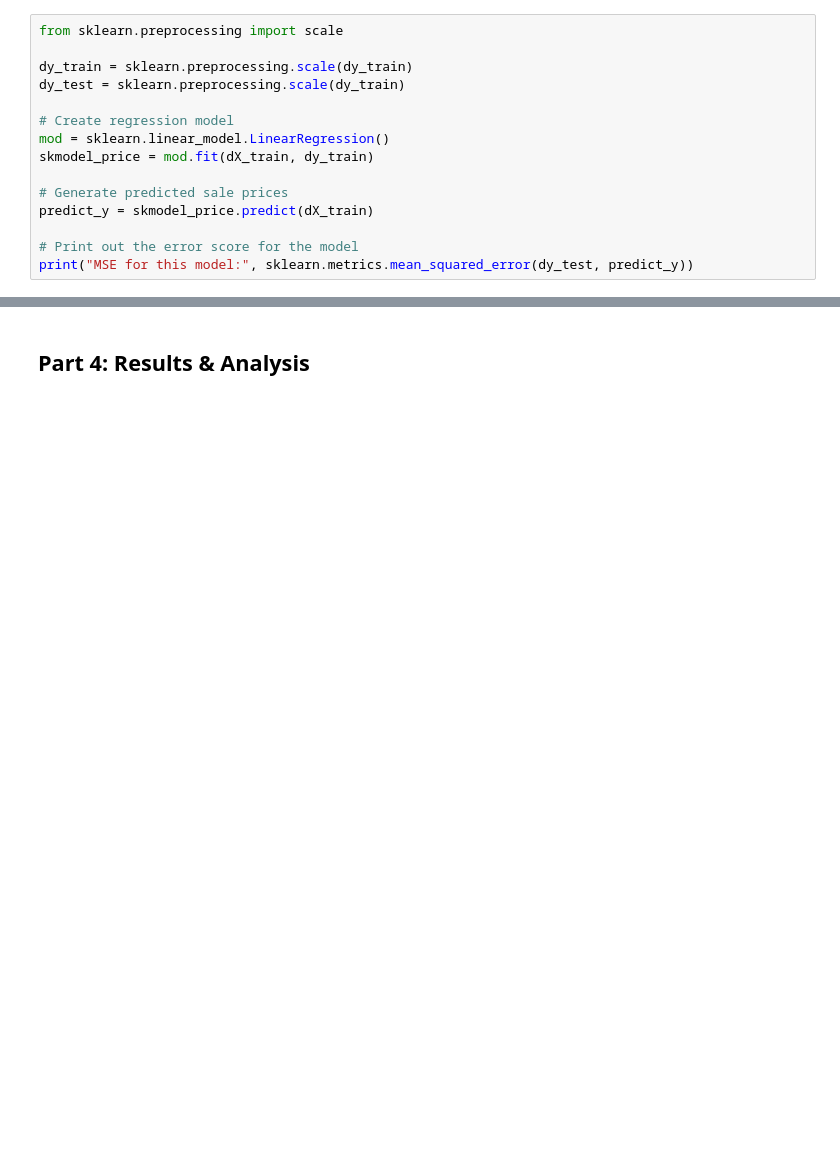
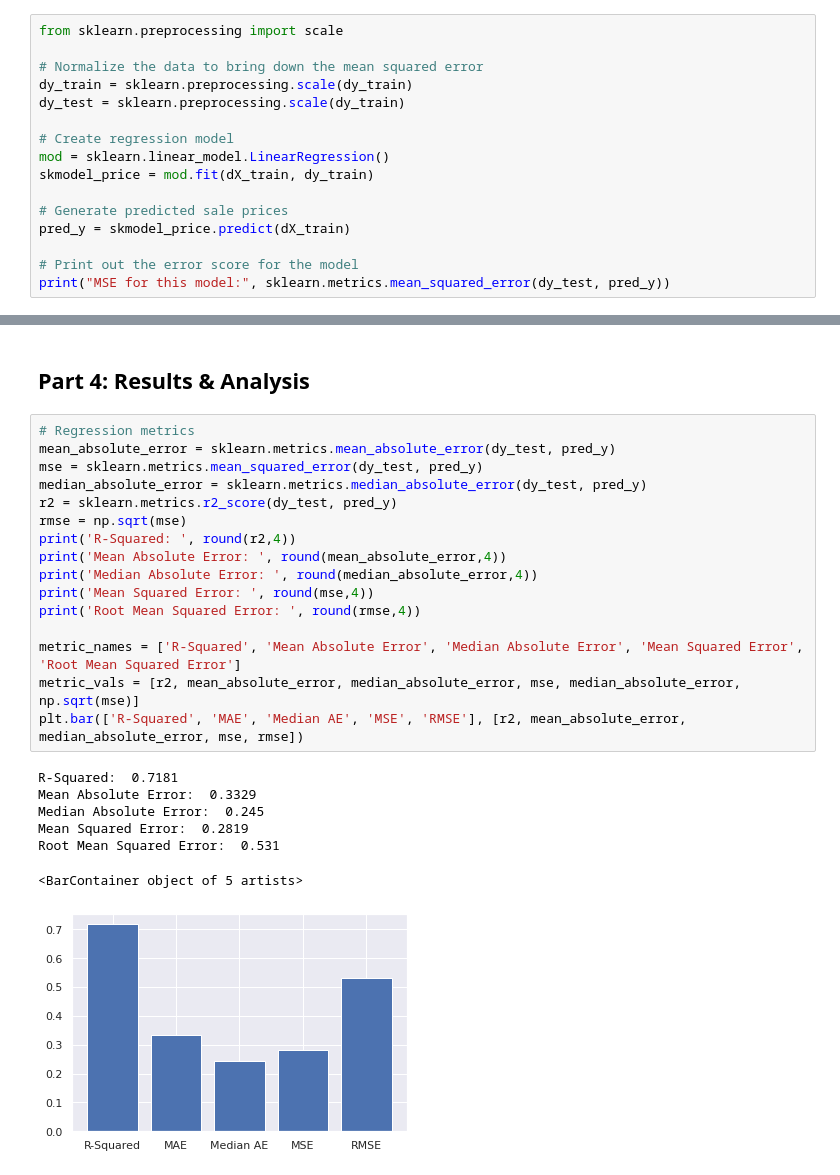
Before and after one commit to sam-terry/3022-Final, a Jupyter notebook: final_STerry.ipynb, the cells around one changed output, grey strips where cells are left out. Saved outputs shown, nothing was run; the diff lists cells and outputs as text; blank space fills up the shorter version.

```diff
--- a/final_STerry.ipynb
+++ b/final_STerry.ipynb
@@ -334,6 +331,7 @@ dX_test = df_test[predictors]
 # %%
 from sklearn.preprocessing import scale
 
+# Normalize the data to bring down the mean squared error
 dy_train = sklearn.preprocessing.scale(dy_train)
 dy_test = sklearn.preprocessing.scale(dy_train)
 
@@ -342,8 +340,8 @@ mod = sklearn.linear_model.LinearRegression()
 skmodel_price = mod.fit(dX_train, dy_train)
 
 # Generate predicted sale prices
-predict_y = skmodel_price.predict(dX_train)
+pred_y = skmodel_price.predict(dX_train)
 
 # Print out the error score for the model
-print("MSE for this model:", sklearn.metrics.mean_squared_error(dy_test, predict_y))
+print("MSE for this model:", sklearn.metrics.mean_squared_error(dy_test, pred_y))
 # %% [output]
@@ -386,2 +384,26 @@ Importance: 0.008737428118735785
 # %% [markdown]
 ## Part 4: Results & Analysis
+# %%
+# Regression metrics
+mean_absolute_error = sklearn.metrics.mean_absolute_error(dy_test, pred_y)
+mse = sklearn.metrics.mean_squared_error(dy_test, pred_y)
+median_absolute_error = sklearn.metrics.median_absolute_error(dy_test, pred_y)
+r2 = sklearn.metrics.r2_score(dy_test, pred_y)
+rmse = np.sqrt(mse)
+print('R-Squared: ', round(r2,4))
+print('Mean Absolute Error: ', round(mean_absolute_error,4))
+print('Median Absolute Error: ', round(median_absolute_error,4))
+print('Mean Squared Error: ', round(mse,4))
+print('Root Mean Squared Error: ', round(rmse,4))
+
+metric_names = ['R-Squared', 'Mean Absolute Error', 'Median Absolute Error', 'Mean Squared Error', 'Root Mean Squared Error']
+metric_vals = [r2, mean_absolute_error, median_absolute_error, mse, median_absolute_error, np.sqrt(mse)]
+plt.bar(['R-Squared', 'MAE', 'Median AE', 'MSE', 'RMSE'], [r2, mean_absolute_error, median_absolute_error, mse, rmse])
+# %% [output]
+R-Squared:  0.7181
+Mean Absolute Error:  0.3329
+Median Absolute Error:  0.245
+Mean Squared Error:  0.2819
+Root Mean Squared Error:  0.531
+<BarContainer object of 5 artists>
+[figure, added]
```
Also changed, not shown: parts of 9 cells of this notebook.
